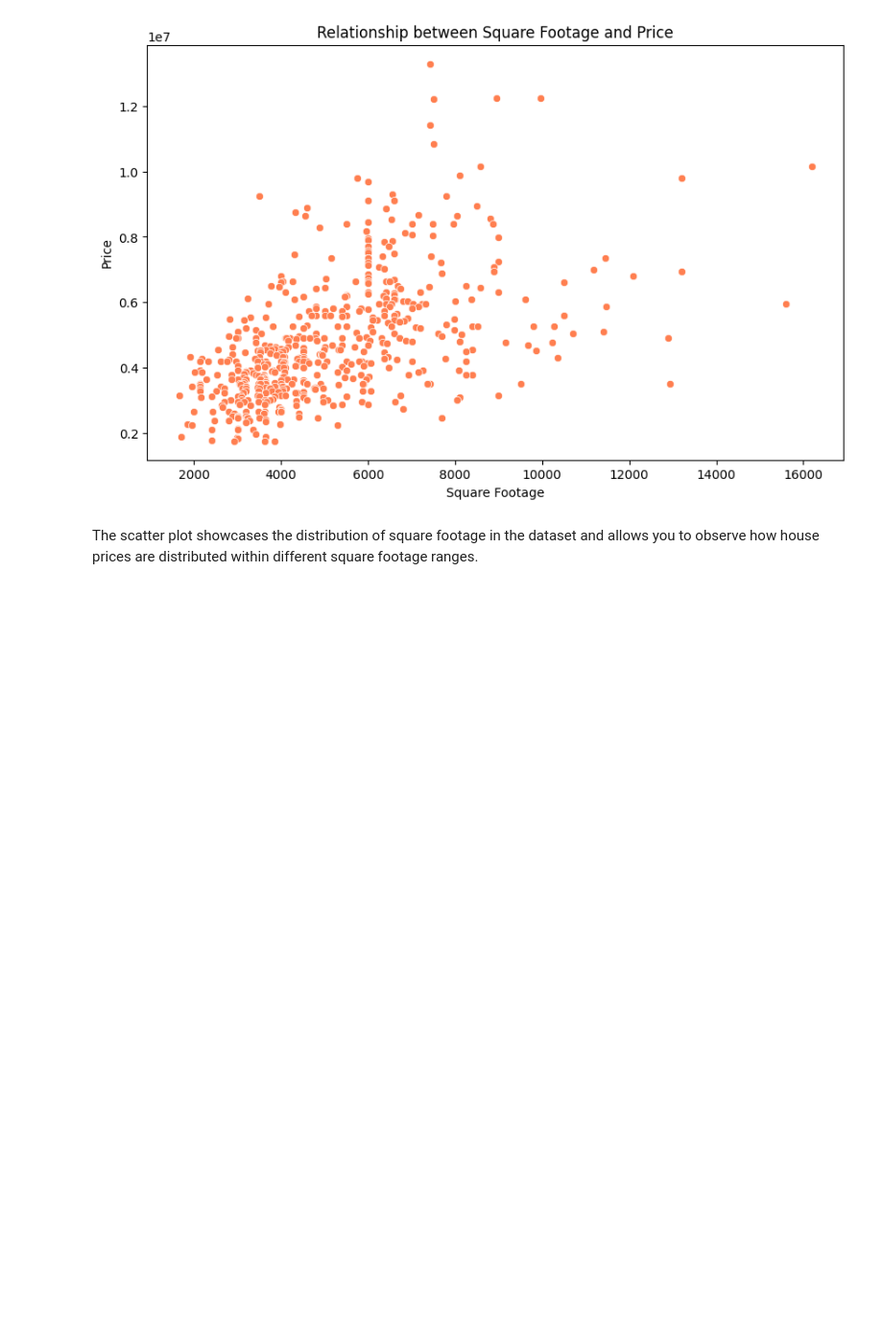
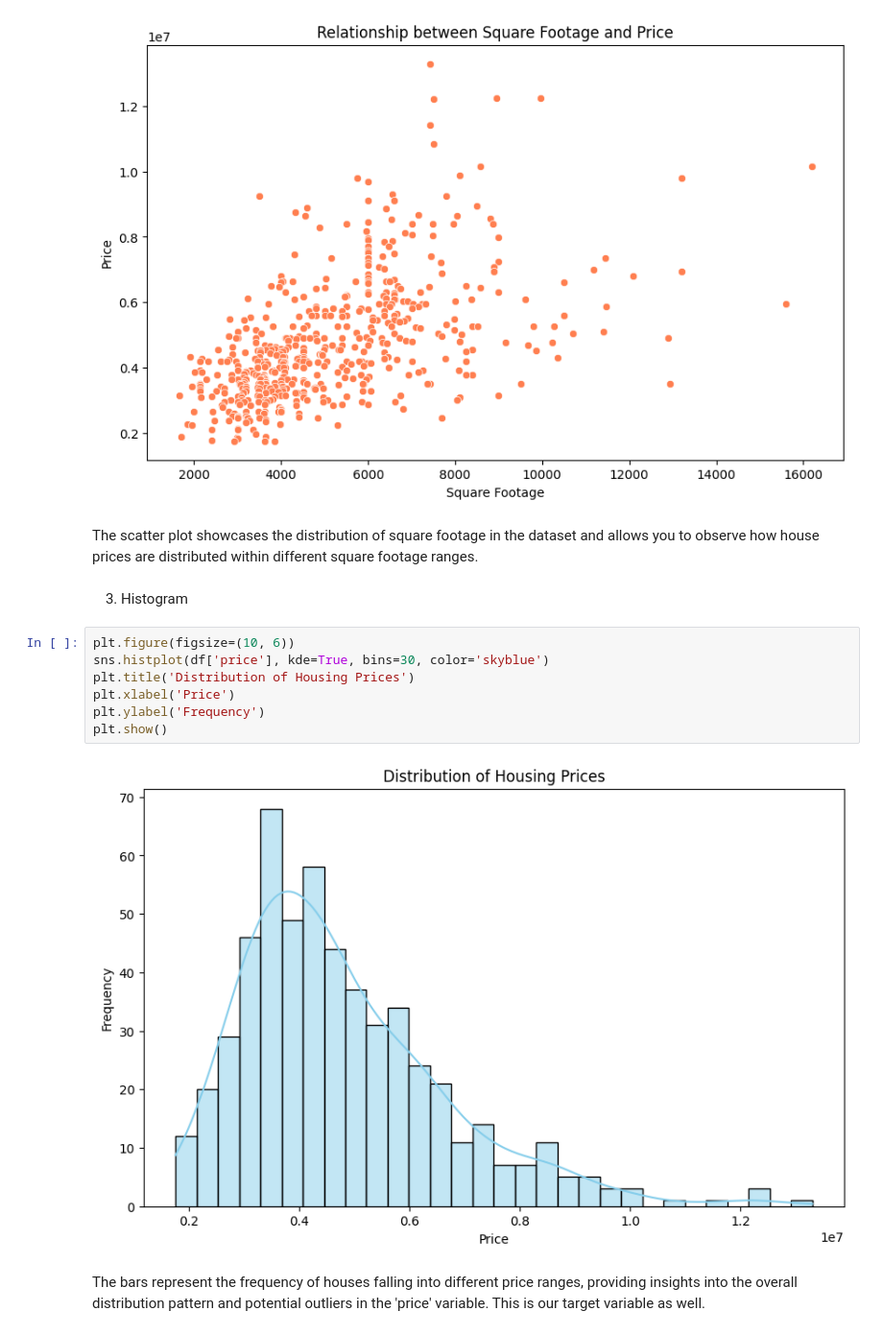
Before and after one commit to khan-cct-college-dublin/strategic-thinking-CA2, a Jupyter notebook: 2023473_Affaq.ipynb, the cells around one changed output. Shown: that part at 96% size. Drawn from its saved outputs; the diff is of its cells as text; blank space fills up the shorter version.

```diff
--- a/2023473_Affaq.ipynb
+++ b/2023473_Affaq.ipynb
@@ -107,3 +107,16 @@ plt.show()
 [figure]
 # %% [markdown]
 The scatter plot showcases the distribution of square footage in the dataset and allows you to observe how house prices are distributed within different square footage ranges.
+# %% [markdown]
+3. Histogram
+# %%
+plt.figure(figsize=(10, 6))
+sns.histplot(df['price'], kde=True, bins=30, color='skyblue')
+plt.title('Distribution of Housing Prices')
+plt.xlabel('Price')
+plt.ylabel('Frequency')
+plt.show()
+# %% [output]
+[figure, added]
+# %% [markdown]
+The bars represent the frequency of houses falling into different price ranges, providing insights into the overall distribution pattern and potential outliers in the 'price' variable. This is our target variable as well.
```
